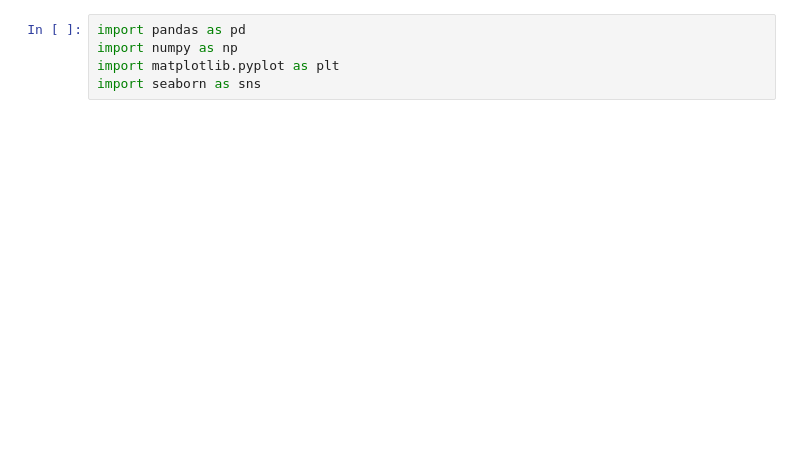
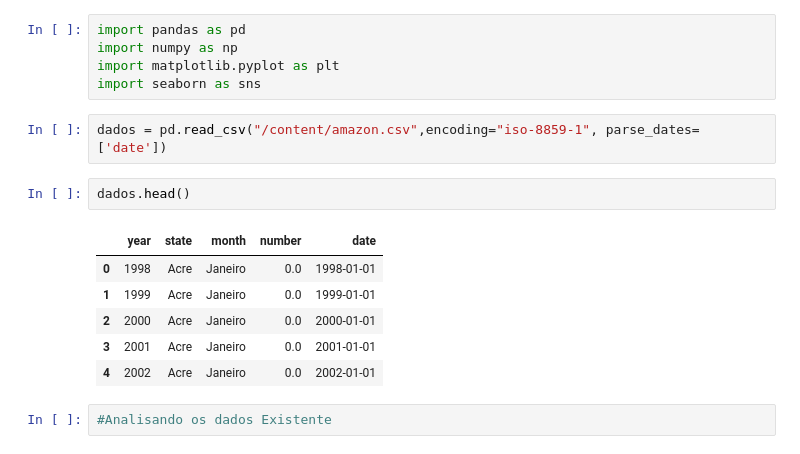
Before and after one commit to Gcango/Analise-dos-Incendios-Florestais-no-Brasil, a Jupyter notebook: Analise_dos_Inc_Florestais.ipynb, the cells around one changed output. Saved outputs shown, nothing was run; the diff lists cells and outputs as text; blank space fills up the shorter version.

```diff
--- a/Analise_dos_Inc_Florestais.ipynb
+++ b/Analise_dos_Inc_Florestais.ipynb
@@ -5,3 +18,16 @@ import pandas as pd
 import numpy as np
 import matplotlib.pyplot as plt
 import seaborn as sns
+# %%
+dados = pd.read_csv("/content/amazon.csv",encoding="iso-8859-1", parse_dates=['date'])
+# %%
+dados.head()
+# %% [output]
+|  | year | state | month | number | date |
+| 0 | 1998 | Acre | Janeiro | 0.0 | 1998-01-01 |
+| 1 | 1999 | Acre | Janeiro | 0.0 | 1999-01-01 |
+| 2 | 2000 | Acre | Janeiro | 0.0 | 2000-01-01 |
+| 3 | 2001 | Acre | Janeiro | 0.0 | 2001-01-01 |
+| 4 | 2002 | Acre | Janeiro | 0.0 | 2002-01-01 |
+# %%
+#Analisando os dados Existente
```
Also changed, not shown: parts of 19 cells of this notebook.
